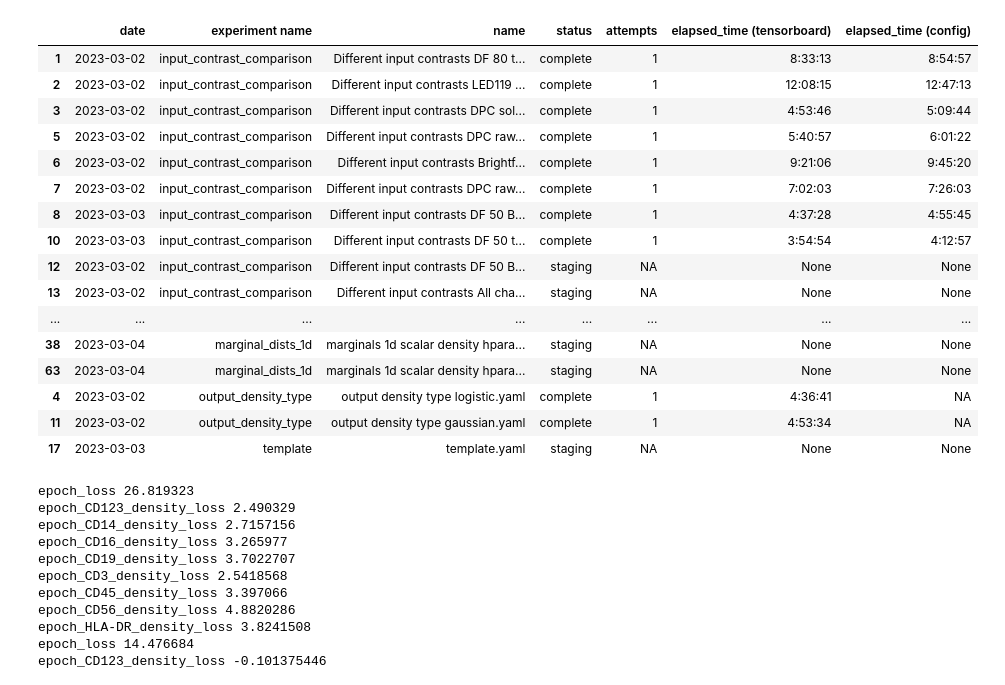
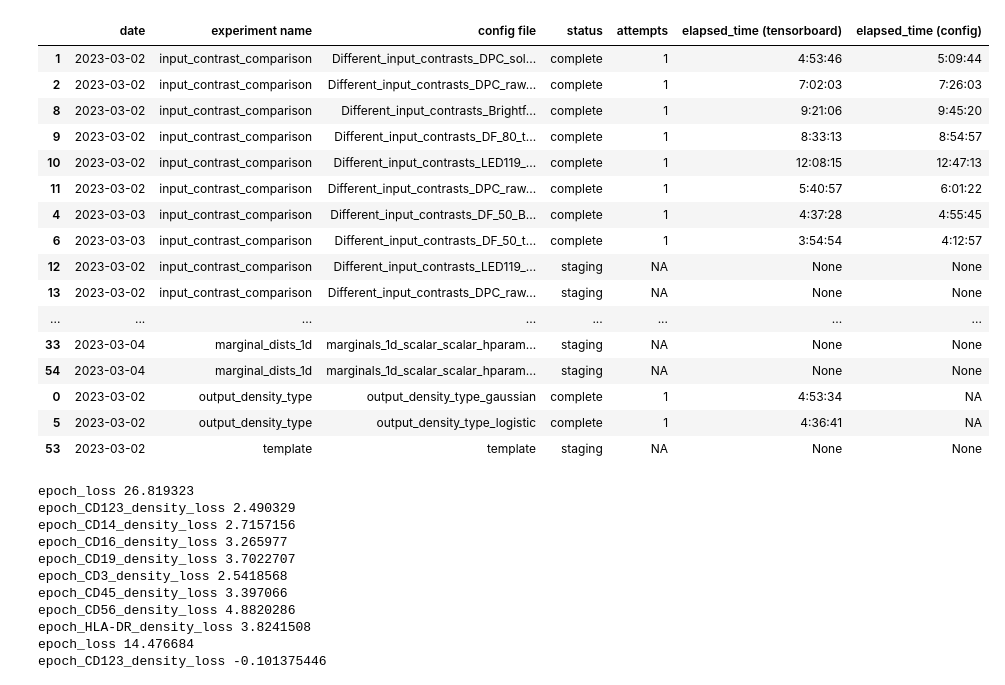
Before and after one commit to henrypinkard/cookie_monster, a Jupyter notebook: Frontend_cookie_monster.ipynb, the cells around one changed output. Cells and saved outputs as stored; diff of their text form; code cells hidden in the pictures.

```diff
--- a/Frontend_cookie_monster.ipynb
+++ b/Frontend_cookie_monster.ipynb
@@ -140,7 +140,8 @@ for config_file, status in zip(config_files, statuses):
 d = {
     "date": dates,
     "experiment name": experiment_names,
-    "name": [cf.replace('_', " ") for cf in config_files],
+    # "name": [cf.replace('_', " ") for cf in config_files],
+    "config file": [c[:-5] for c in config_files], # remove .yaml
 
     # "all_marker_training": all_marker_training,
     # "arch": arch,
@@ -166,50 +167,50 @@ pd.options.display.min_rows = 100
 
 
 
 df['status'] = pd.Categorical(df['status'], ["complete", "training", "pending", "staging", "abandoned"])
 df['date'] = pd.to_datetime(df['date'])
 # dont show time, only show the date
 df['date'] = df['date'].dt.date
 df = df.sort_values(by=['experiment name', 'status', 'date'])
 
 def stylize(x):
     if x == 'complete':
         return 'color: green'
     elif x == 'training':
         return 'color: orange'
     elif x == 'pending':
         return 'color: blue'
     elif x == 'staging':
         return 'color: lightblue'
     elif x == 'abandoned':
         return 'color: gray'
     elif x == 'NA':
         return 'color: gray'
     return None
 
 
 df = df.style.applymap(stylize)
 
 
 display(df)
 # %% [output]
-|  | date | experiment name | name | status | attempts | elapsed_time (tensorboard) | elapsed_time (config) |
-| 1 | 2023-03-02 | input_contrast_comparison | Different input contrasts DF 80 t... | complete | 1 | 8:33:13 | 8:54:57 |
-| 2 | 2023-03-02 | input_contrast_comparison | Different input contrasts LED119 ... | complete | 1 | 12:08:15 | 12:47:13 |
-| 3 | 2023-03-02 | input_contrast_comparison | Different input contrasts DPC sol... | complete | 1 | 4:53:46 | 5:09:44 |
-| 5 | 2023-03-02 | input_contrast_comparison | Different input contrasts DPC raw... | complete | 1 | 5:40:57 | 6:01:22 |
-| 6 | 2023-03-02 | input_contrast_comparison | Different input contrasts Brightf... | complete | 1 | 9:21:06 | 9:45:20 |
-| 7 | 2023-03-02 | input_contrast_comparison | Different input contrasts DPC raw... | complete | 1 | 7:02:03 | 7:26:03 |
-| 8 | 2023-03-03 | input_contrast_comparison | Different input contrasts DF 50 B... | complete | 1 | 4:37:28 | 4:55:45 |
-| 10 | 2023-03-03 | input_contrast_comparison | Different input contrasts DF 50 t... | complete | 1 | 3:54:54 | 4:12:57 |
-| 12 | 2023-03-02 | input_contrast_comparison | Different input contrasts DF 50 B... | staging | NA | None | None |
-| 13 | 2023-03-02 | input_contrast_comparison | Different input contrasts All cha... | staging | NA | None | None |
+|  | date | experiment name | config file | status | attempts | elapsed_time (tensorboard) | elapsed_time (config) |
+| 1 | 2023-03-02 | input_contrast_comparison | Different_input_contrasts_DPC_sol... | complete | 1 | 4:53:46 | 5:09:44 |
+| 2 | 2023-03-02 | input_contrast_comparison | Different_input_contrasts_DPC_raw... | complete | 1 | 7:02:03 | 7:26:03 |
+| 8 | 2023-03-02 | input_contrast_comparison | Different_input_contrasts_Brightf... | complete | 1 | 9:21:06 | 9:45:20 |
+| 9 | 2023-03-02 | input_contrast_comparison | Different_input_contrasts_DF_80_t... | complete | 1 | 8:33:13 | 8:54:57 |
+| 10 | 2023-03-02 | input_contrast_comparison | Different_input_contrasts_LED119_... | complete | 1 | 12:08:15 | 12:47:13 |
+| 11 | 2023-03-02 | input_contrast_comparison | Different_input_contrasts_DPC_raw... | complete | 1 | 5:40:57 | 6:01:22 |
+| 4 | 2023-03-03 | input_contrast_comparison | Different_input_contrasts_DF_50_B... | complete | 1 | 4:37:28 | 4:55:45 |
+| 6 | 2023-03-03 | input_contrast_comparison | Different_input_contrasts_DF_50_t... | complete | 1 | 3:54:54 | 4:12:57 |
+| 12 | 2023-03-02 | input_contrast_comparison | Different_input_contrasts_LED119_... | staging | NA | None | None |
+| 13 | 2023-03-02 | input_contrast_comparison | Different_input_contrasts_DPC_raw... | staging | NA | None | None |
 | ... | ... | ... | ... | ... | ... | ... | ... |
-| 38 | 2023-03-04 | marginal_dists_1d | marginals 1d scalar density hpara... | staging | NA | None | None |
-| 63 | 2023-03-04 | marginal_dists_1d | marginals 1d scalar density hpara... | staging | NA | None | None |
-| 4 | 2023-03-02 | output_density_type | output density type logistic.yaml | complete | 1 | 4:36:41 | NA |
-| 11 | 2023-03-02 | output_density_type | output density type gaussian.yaml | complete | 1 | 4:53:34 | NA |
-| 17 | 2023-03-03 | template | template.yaml | staging | NA | None | None |
+| 33 | 2023-03-04 | marginal_dists_1d | marginals_1d_scalar_scalar_hparam... | staging | NA | None | None |
+| 54 | 2023-03-04 | marginal_dists_1d | marginals_1d_scalar_scalar_hparam... | staging | NA | None | None |
+| 0 | 2023-03-02 | output_density_type | output_density_type_gaussian | complete | 1 | 4:53:34 | NA |
+| 5 | 2023-03-02 | output_density_type | output_density_type_logistic | complete | 1 | 4:36:41 | NA |
+| 53 | 2023-03-02 | template | template | staging | NA | None | None |
 # %%
 import tensorflow as tf
 
```
